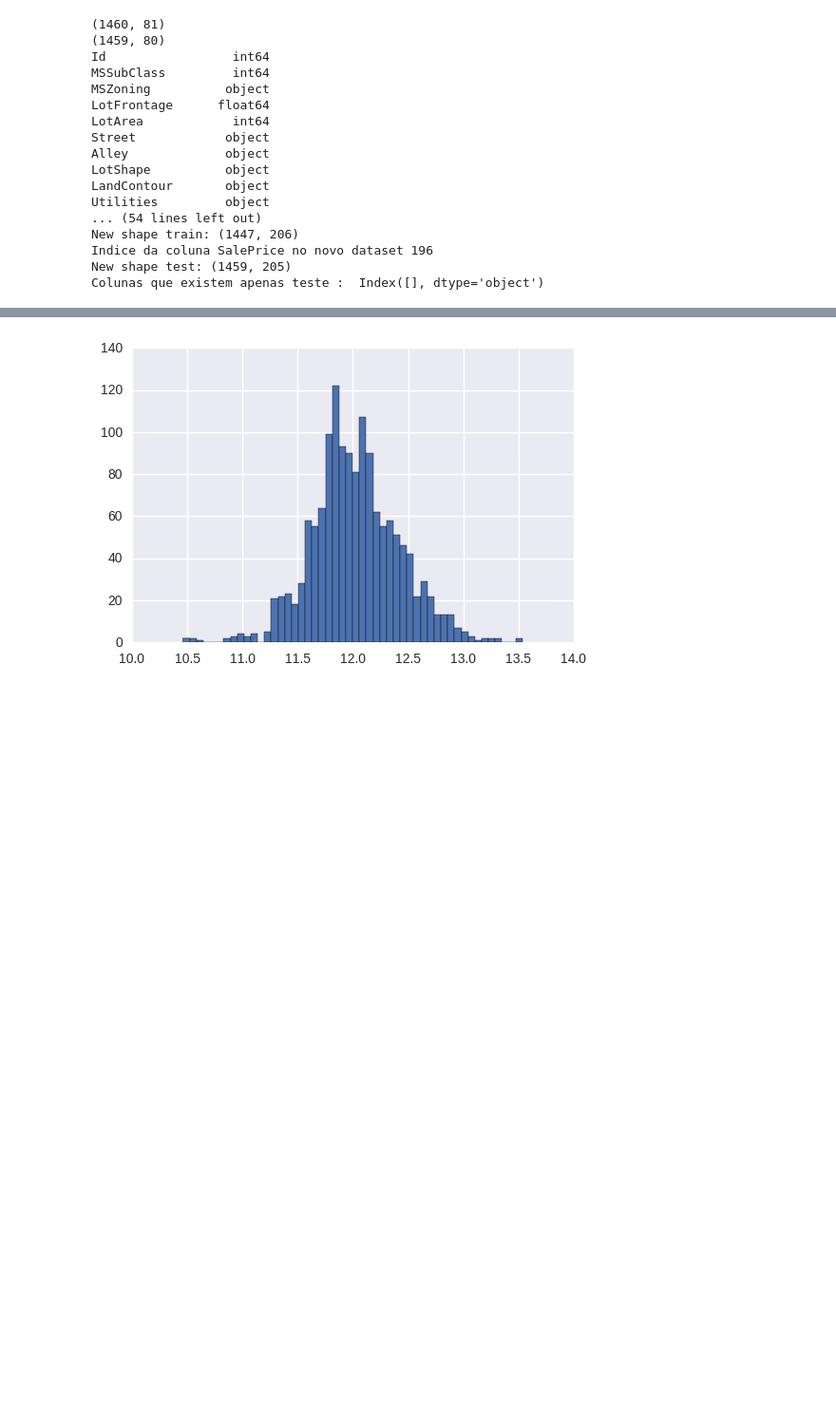
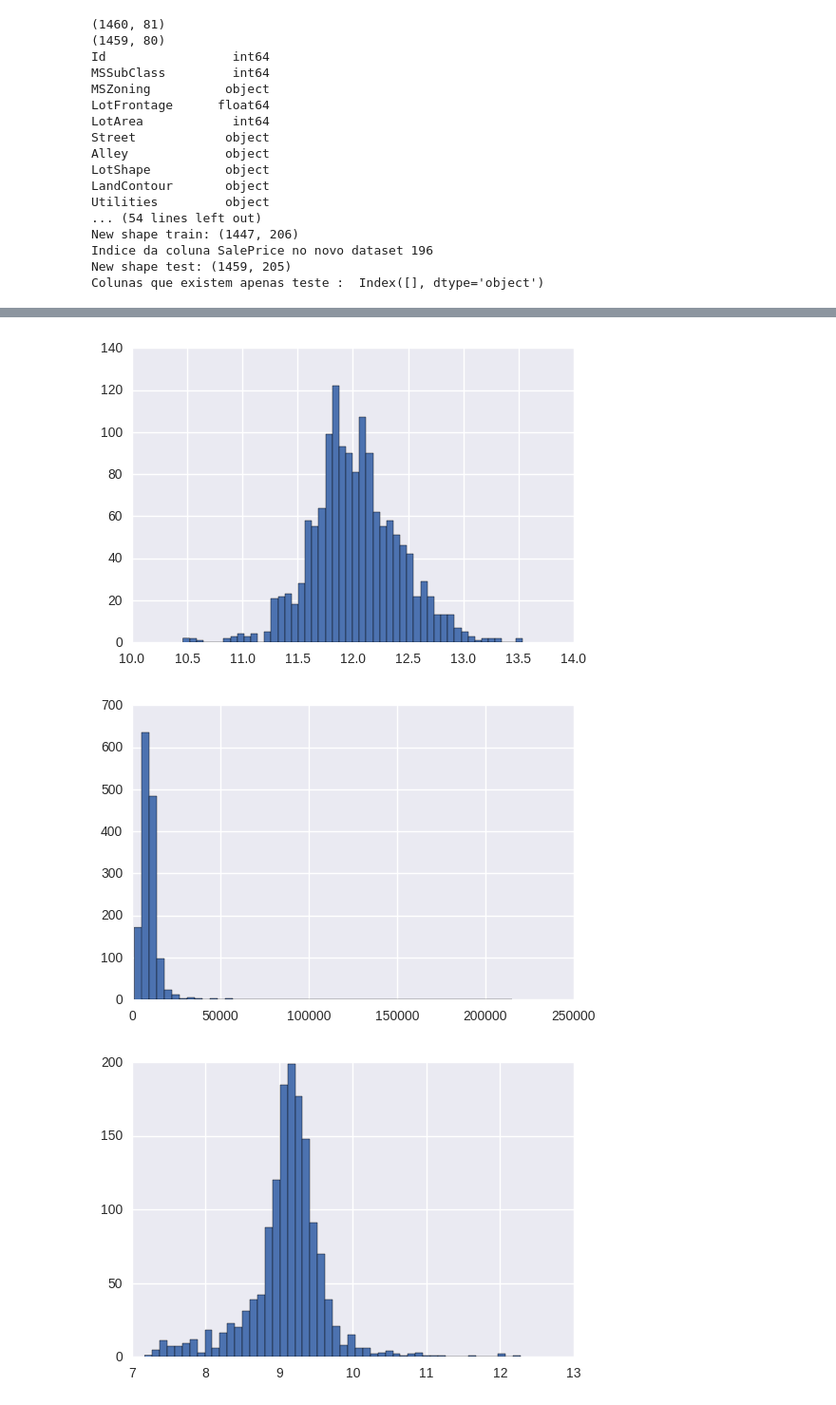
Before and after one commit to masdeval/Kaggle-HousePricePrediction, a Jupyter notebook: House Prices/Untitled.ipynb, the cells around one changed output, grey strips where cells are left out. Shown at 95% size. Drawn from its saved outputs; the diff is of its cells as text; code cells hidden in the pictures; blank space fills up the shorter version.

```diff
--- a/House Prices/Untitled.ipynb
+++ b/House Prices/Untitled.ipynb
@@ -346,35 +348,70 @@ Colunas que existem apenas teste :  Index([], dtype='object')
 # %%
 from scipy.stats import norm
 from scipy import stats
 
 
-print(df.SalePrice.describe())
+print(data_train.SalePrice.describe())
 
-saleprice_scaled = preprocessing.StandardScaler().fit_transform((df['SalePrice'][:,np.newaxis]));
+saleprice_scaled = preprocessing.StandardScaler().fit_transform((data_train['SalePrice'][:,np.newaxis]));
 fig = plt.figure(1, figsize=(6, 12))
 #ax = fig.add_subplot(111)
 #ax.boxplot(saleprice_scaled)
 plt.boxplot(saleprice_scaled)
 
 plt.figure()
-x = plt.hist(df['SalePrice'],bins=50)
+x = plt.hist(data_train['SalePrice'],bins=50)
 
 plt.figure()
-saleprice_log = np.log(df['SalePrice'])
+saleprice_log = np.log(data_train['SalePrice'])
 x = plt.hist(saleprice_log,bins=50)
 
-#df['SalePrice'] = np.log(df['SalePrice'])
-#df_test['SalePrice'] = np.log(df_test['SalePrice'])
+
+
+plt.figure()
+x = plt.hist(data_train['LotArea'],bins=50)
+
+plt.figure()
+saleprice_log = np.log(data_train['LotArea'])
+x = plt.hist(saleprice_log,bins=50)
+
+
+
+plt.figure()
+x = plt.hist(data_train['OverallCond'],bins=50)
+
+plt.figure()
+saleprice_log = np.log(data_train['OverallCond'])
+x = plt.hist(saleprice_log,bins=50)
+
+
+
+plt.figure()
+x = plt.hist(data_train['GarageCars'],bins=50)
+
+# plt.figure()
+# saleprice_log = np.log(data_train['GarageArea'])
+# x = plt.hist(saleprice_log,bins=50)
+
+
+#data_train['SalePrice'] = np.log(data_train['SalePrice'])
+data_train['OverallQual'] = np.log(data_train['OverallQual'])
+data_train['LotArea'] = np.log(data_train['LotArea'])
+
+
+data_test['OverallQual'] = np.log(data_test['OverallQual'])
+data_test['LotArea'] = np.log(data_test['LotArea'])
 # %% [output]
 count      1447.000000
 mean     180944.330339
 std       79185.190380
 min       34900.000000
 25%      130000.000000
 50%      163000.000000
 75%      214000.000000
 max      755000.000000
 Name: SalePrice, dtype: float64
 [figure]
 [figure]
 [figure]
+[figure, added]
+[figure, added]
```
Also changed, not shown: parts of 8 cells of this notebook, 6 other files.
